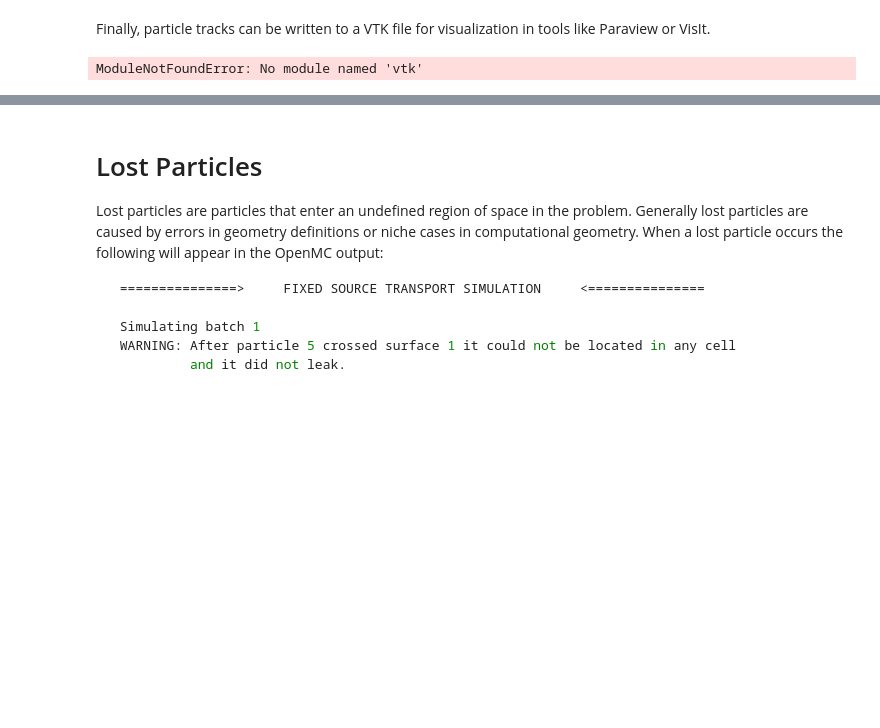
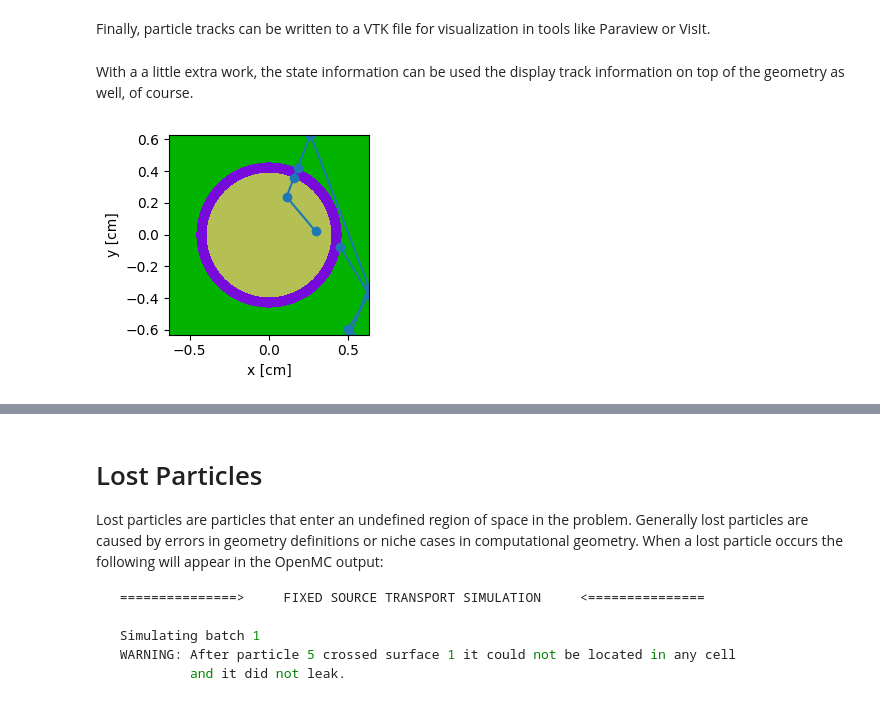
Before and after one commit to pshriwise/ne506-sp-24, a Jupyter notebook: openmc/Particle-Tracks.ipynb, the cells around one changed output, grey strips where cells are left out. Cells and saved outputs as stored; diff of their text form; code cells hidden in the pictures; blank space fills up the shorter version.

Commit message:
A little more content and nicer plots

```diff
--- a/openmc/Particle-Tracks.ipynb
+++ b/openmc/Particle-Tracks.ipynb
@@ -136,7 +136,15 @@ plt.show()
 [figure]
 # %% [markdown]
 Finally, particle tracks can be written to a VTK file for visualization in tools like Paraview or VisIt.
-# %%
-tracks.write_to_vtk('tracks.vtk')
-# %% [output]
-ModuleNotFoundError: No module named 'vtk'
+# %% [markdown]
+With a a little extra work, the state information can be used the display track information on top of the geometry as well, of course.
+# %%
+particle_track = track0.particle_tracks[0]
+xs = np.array([state['r'][0] for state in particle_track.states[:10]])
+ys = np.array([state['r'][1] for state in particle_track.states[:10]])
+
+ax = model.geometry.plot()
+ax.plot(xs, ys, 'o-')
+plt.show()
+# %% [output]
+[figure, added]
```
Also changed, not shown: parts of 10 cells of this notebook.
